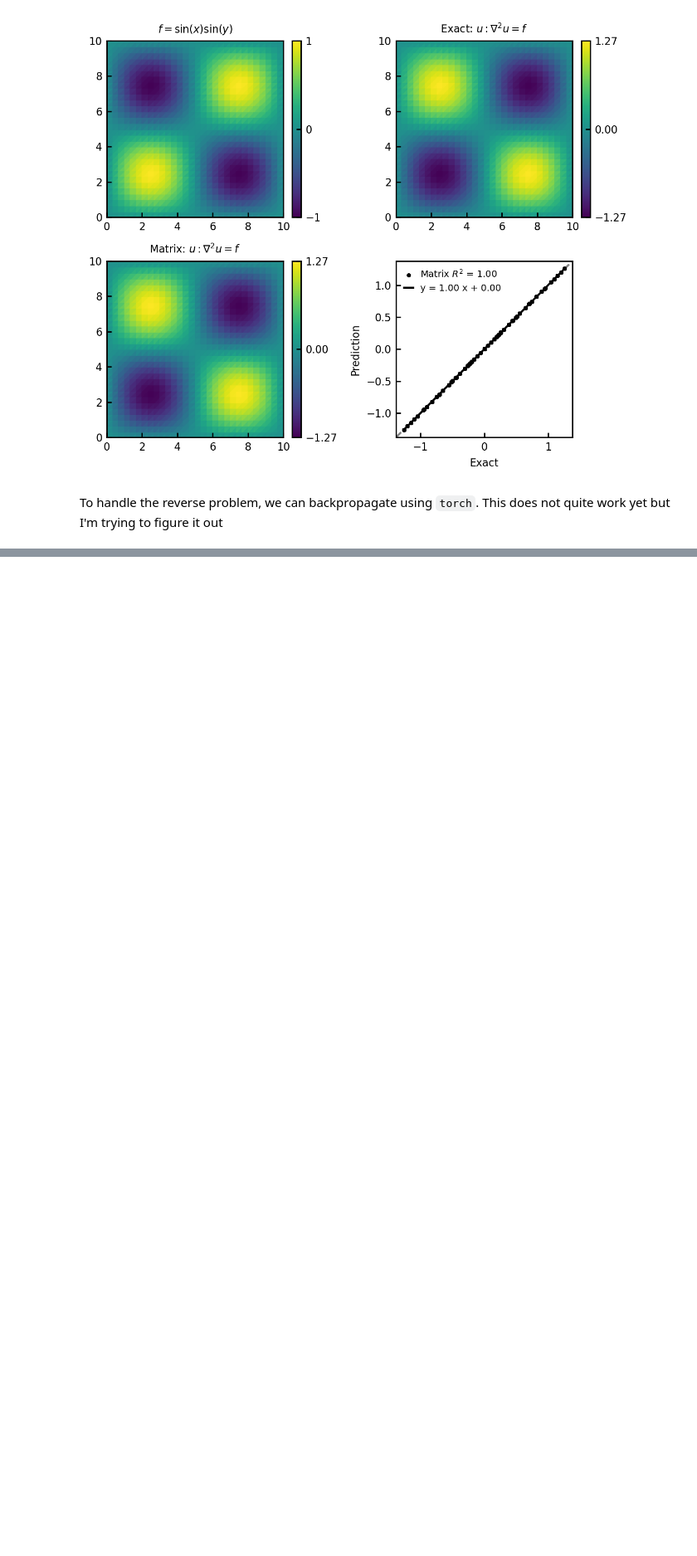
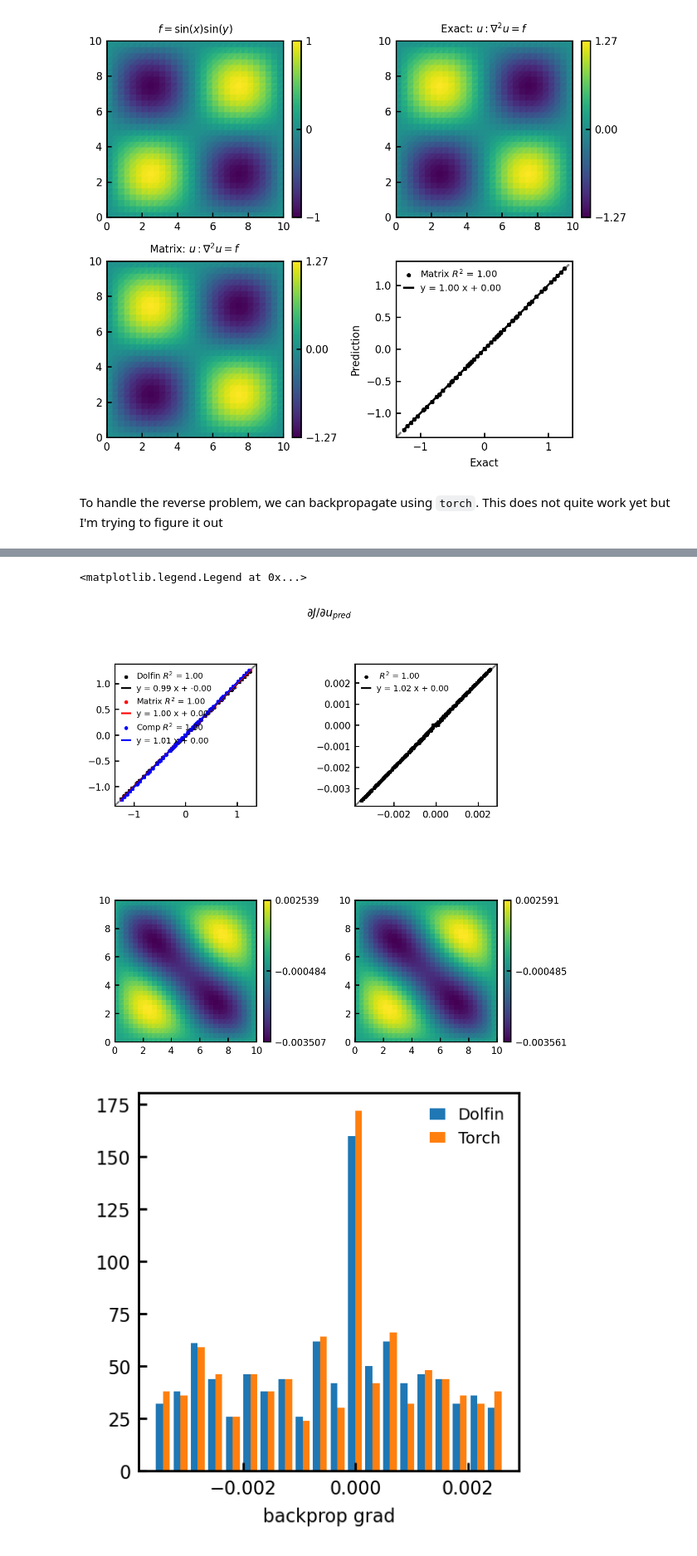
Before and after one commit to jcolen/physics_ml_toolbox, a Jupyter notebook: pbnn/notebooks/DolfinAdjoint.ipynb, the cells around one changed output, grey strips where cells are left out. Shown: that part at 83% size. Cells and saved outputs as stored; diff of their text form; code cells hidden in the pictures; blank space fills up the shorter version.

```diff
--- a/pbnn/notebooks/DolfinAdjoint.ipynb
+++ b/pbnn/notebooks/DolfinAdjoint.ipynb
@@ -265,3 +224,49 @@ Exact-Matrix MSE: 5.04e-06
 [figure]
 # %% [markdown]
 To handle the reverse problem, we can backpropagate using `torch`. This does not quite work yet but I'm trying to figure it out
+# %%
+# Dolfin gradients
+loss = ufl.inner(u_dolfin - u_exact, u_dolfin - u_exact) * ufl.dx
+Jhat = pyad.reduced_functional_numpy.ReducedFunctionalNumPy(d_ad.assemble(loss), d_ad.Control(u_dolfin))
+dolfin_loss = Jhat(u_dolfin.vector()[:])
+dolfin_grad = Jhat.derivative(u_dolfin.vector()[:])
+print(f'dolfin-adjoint produces a loss of {dolfin_loss:.3g}')
+
+# Torch gradients
+u_torch, f_torch, diag = get_torch_solution(f)
+
+u_dolfin_torch = torch.nn.Parameter(torch.FloatTensor(u_dolfin.vector()[:]), requires_grad=True)
+u_exact_torch = torch.FloatTensor(u_exact.vector()[:])
+
+torch_loss = torch.sum( (u_dolfin_torch - u_exact_torch) * (u_dolfin_torch - u_exact_torch) * diag)
+torch_loss.backward()
+torch_grad = u_dolfin_torch.grad.numpy()
+
+print(f'torch-autograd produces a loss of {torch_loss.item():.3g}')
+
+fig, ax = plt.subplots(2, 2, figsize=(6,6))
+ax=ax.flatten()
+
+plot_with_regression(ax[0], u_exact_torch.numpy(), u_dolfin.vector()[:], label='Dolfin', color='black')
+plot_with_regression(ax[0], u_exact_torch.numpy(), u_torch.detach(), label='Matrix', color='red')
+plot_with_regression(ax[0], u_dolfin.vector()[:], u_torch.detach(), label='Comp', color='blue')
+plot_with_regression(ax[1], dolfin_grad, torch_grad)
+
+plot_mesh(ax[2], dolfin_grad[v2d], mesh)
+plot_mesh(ax[3], torch_grad[v2d], mesh)
+
+for a in ax:
+    a.legend()
+    xlim, ylim = a.get_xlim(), a.get_ylim()
+    a.plot(xlim, xlim, color='grey', linestyle='--', zorder=-1)
+    a.set(xlim=xlim, ylim=xlim, aspect='equal')
+
+fig.suptitle(r'$\partial J / \partial u_{pred}$')
+
+plt.tight_layout()
+
+ax = plt.figure(figsize=(3,3)).gca()
+ax.hist([dolfin_grad, torch_grad], bins=20, label=['Dolfin', 'Torch']);
+ax.set_xlabel('backprop grad')
+ax.legend()
+# %% [output]
@@ -268 +275,4 @@ To handle the reverse problem, we can backpropagate using `torch`. This does not
+<matplotlib.legend.Legend at 0x...>
+[figure, added]
+[figure, added]
 # %%
```
Also changed, not shown: parts of 7 cells of this notebook, 7 other files.
